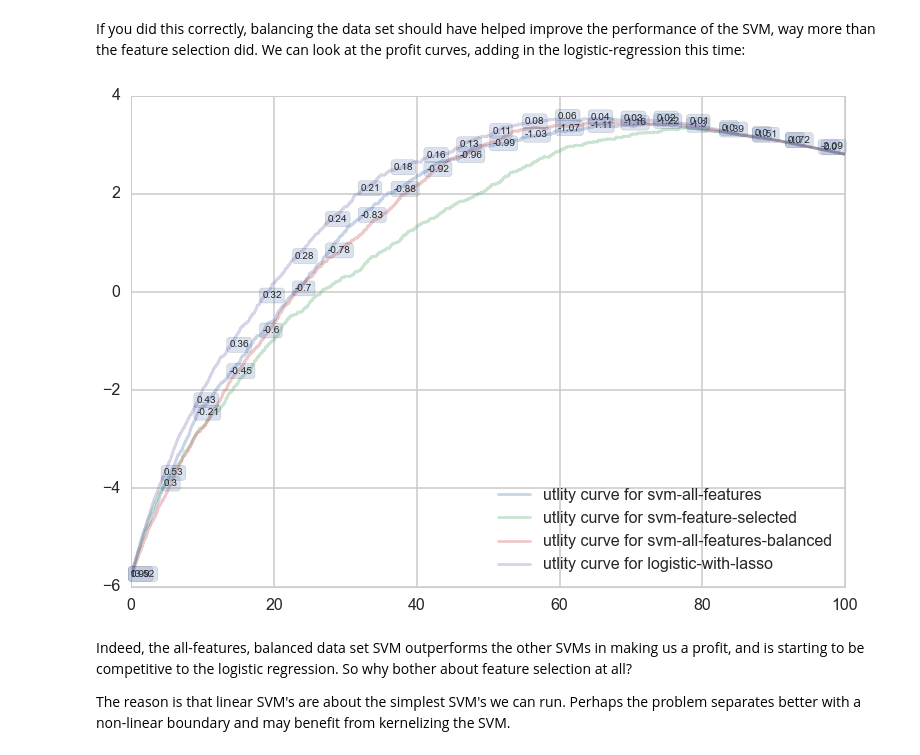
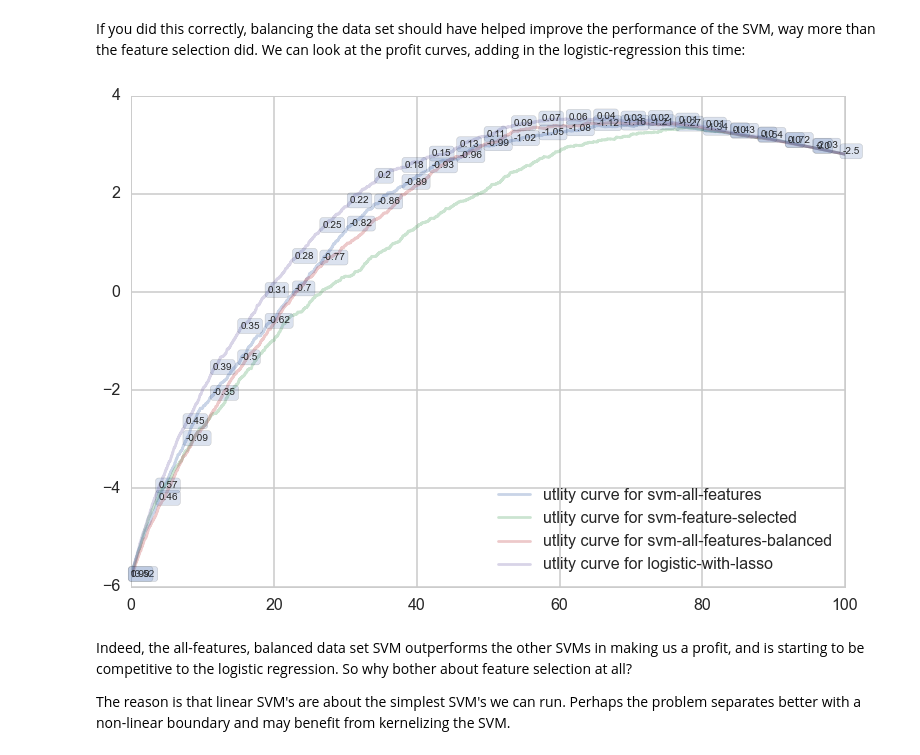
Before and after one commit to ciyer64/cs109-hw, a Jupyter notebook: hw3.ipynb, the cells around one changed output. Cells and saved outputs as stored; diff of their text form; code cells hidden in the pictures.

```diff
--- a/hw3.ipynb
+++ b/hw3.ipynb
@@ -1310,12 +1310,12 @@ with sns.color_palette("dark"):
 # %% [markdown]
 If you did this correctly, balancing the data set should have helped improve the performance of the SVM, way more than the feature selection did. We can look at the profit curves, adding in the logistic-regression this time:
 # %%
-ax = make_profit("svm-all-features",clfsvm, ytest, Xtest, u, None, labe=300, threshold=True, proba=False)
+ax = make_profit("svm-all-features",clfsvm, ytest, Xtest, u, None, labe=250, threshold=True, proba=False)
 make_profit("svm-feature-selected",pipelinearsvm, ytest, Xtest, u, ax, labe=250, proba=False);
-make_profit("svm-all-features-balanced",clfsvm_b, ytest, Xtest, u, ax, labe=None, proba=False);
-make_profit("logistic-with-lasso",clflog, ytest, Xtest, u, ax, labe=300, threshold=True);
+make_profit("svm-all-features-balanced",clfsvm_b, ytest, Xtest, u, ax, labe=250, proba=False);
+make_profit("logistic-with-lasso",clflog, ytest, Xtest, u, ax, labe=250, threshold=True);
 # %% [output]
-[figure, old version]
+[figure, new version]
 # %% [markdown]
 Indeed, the all-features, balanced data set SVM outperforms the other SVMs in making us a profit, and is starting to be competitive to the logistic regression. So why bother about feature selection at all?
 
```
Also changed, not shown: parts of 7 cells of this notebook.
